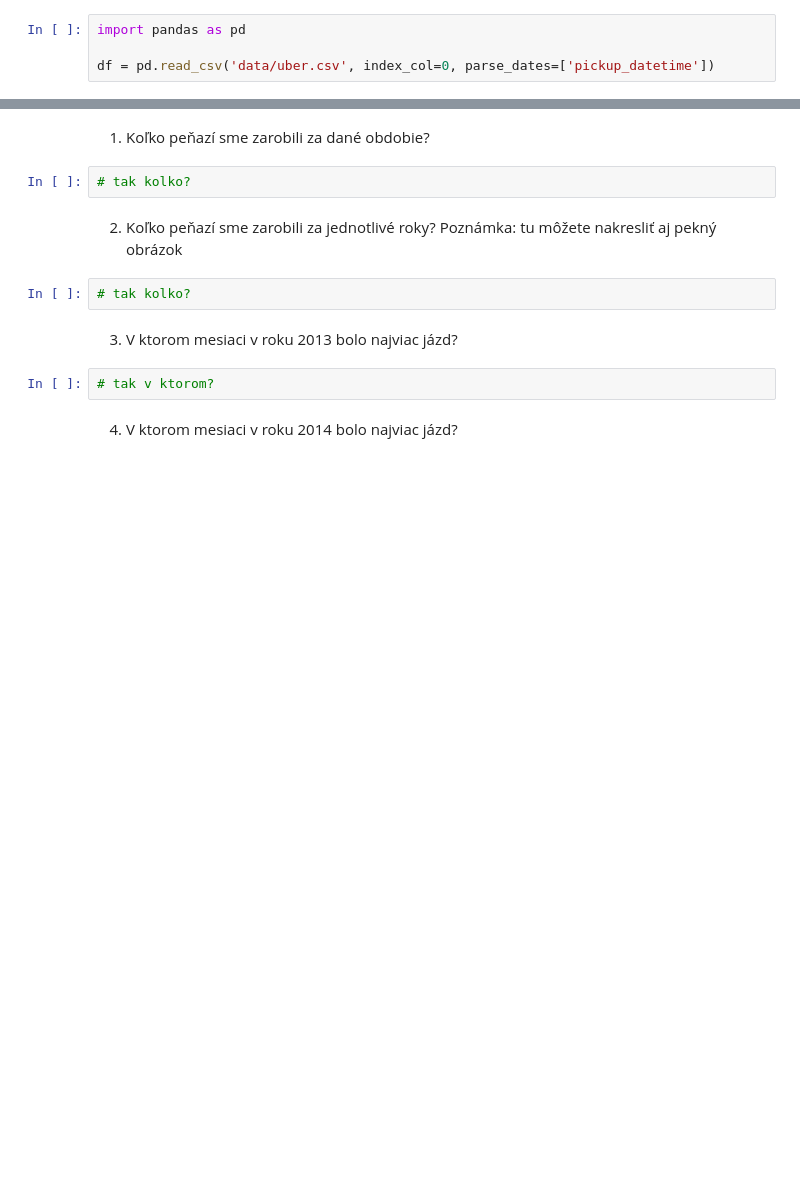
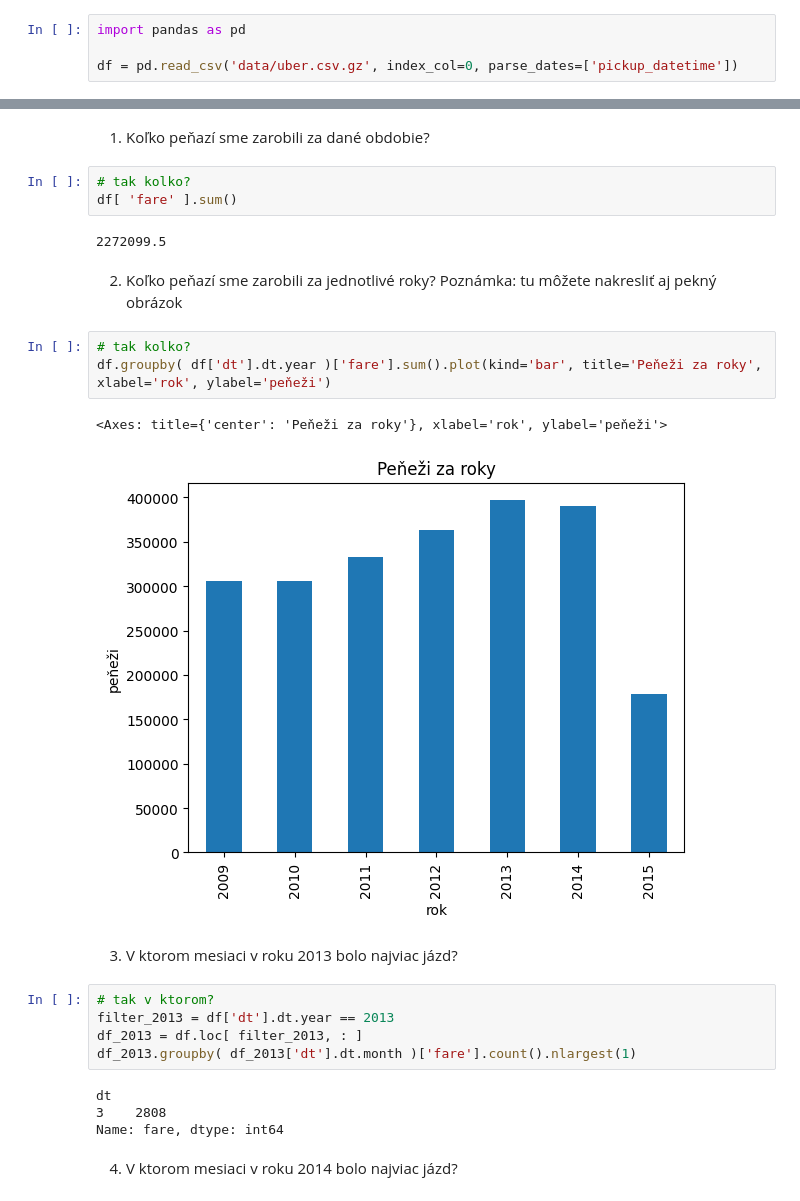
Before and after one commit to bletvaska/pandas-101, a Jupyter notebook: uber.fares.ipynb, the cells around one changed output, grey strips where cells are left out. Saved outputs shown, nothing was run; the diff lists cells and outputs as text; blank space fills up the shorter version.

```diff
--- a/uber.fares.ipynb
+++ b/uber.fares.ipynb
@@ -9,7 +9,7 @@ Dataset je úspešne ukradnutý z [Kaggle](https://www.kaggle.com/datasets/yasse
 # %%
 import pandas as pd
 
-df = pd.read_csv('data/uber.csv', index_col=0, parse_dates=['pickup_datetime'])
+df = pd.read_csv('data/uber.csv.gz', index_col=0, parse_dates=['pickup_datetime'])
 # %% [markdown]
 okrem načítania:
 * premenujeme niekoľko stĺpcov
@@ -108,15 +108,29 @@ df
 1. Koľko peňazí sme zarobili za dané obdobie?
 # %%
 # tak kolko?
+df[ 'fare' ].sum()
+# %% [output]
+2272099.5
 # %% [markdown]
 2. Koľko peňazí sme zarobili za jednotlivé roky?
    Poznámka: tu môžete nakresliť aj pekný obrázok
 # %%
 # tak kolko?
+df.groupby( df['dt'].dt.year )['fare'].sum().plot(kind='bar', title='Peňeži za roky', xlabel='rok', ylabel='peňeži')
+# %% [output]
+<Axes: title={'center': 'Peňeži za roky'}, xlabel='rok', ylabel='peňeži'>
+[figure, added]
 # %% [markdown]
 3. V ktorom mesiaci v roku 2013 bolo najviac jázd?
 # %%
 # tak v ktorom?
+filter_2013 = df['dt'].dt.year == 2013
+df_2013 = df.loc[ filter_2013, : ]
+df_2013.groupby( df_2013['dt'].dt.month )['fare'].count().nlargest(1)
+# %% [output]
+dt
+3    2808
+Name: fare, dtype: int64
 # %% [markdown]
 4. V ktorom mesiaci v roku 2014 bolo najviac jázd?
 # %%
```
Also changed, not shown: parts of 1 cell of this notebook, 2 other files.
